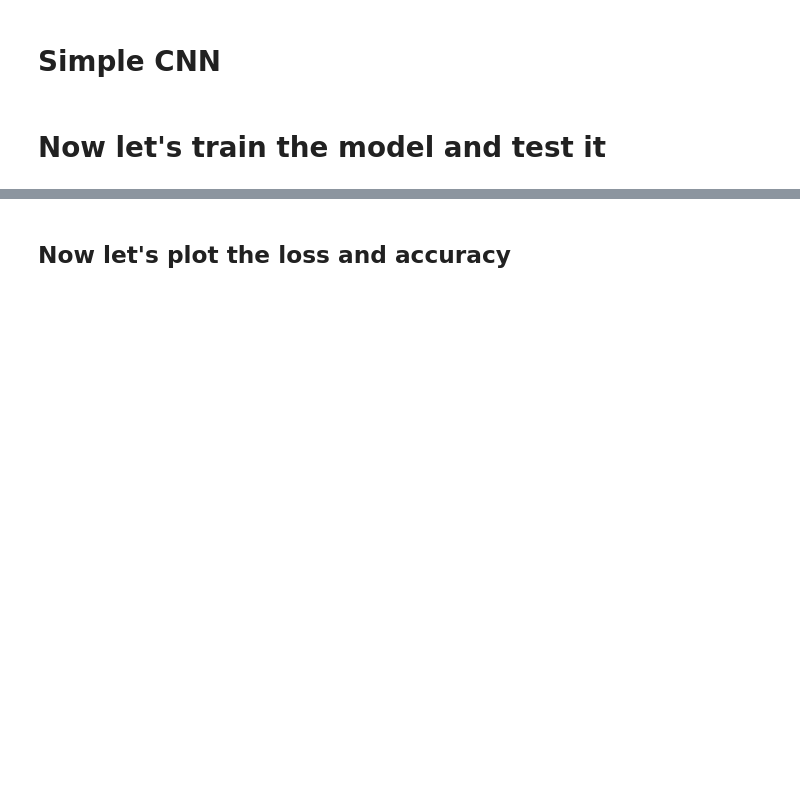
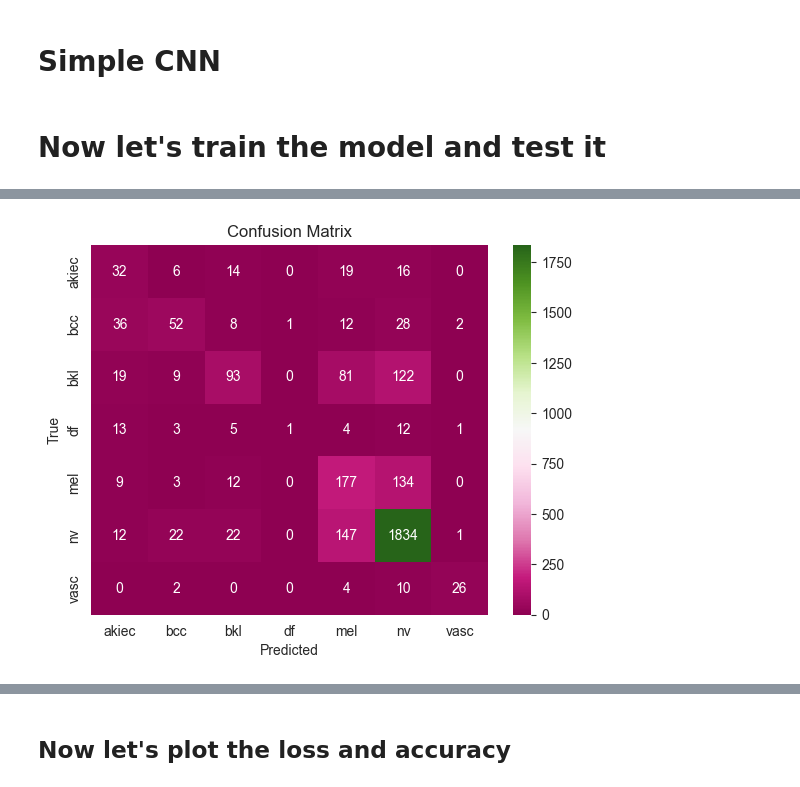
Before and after one commit to NikosGour/Machine-Learning-Assignment-2, a Jupyter notebook: report.ipynb, the cells around one changed output, grey strips where cells are left out. Drawn from its saved outputs; the diff is of its cells as text; code cells hidden in the pictures; blank space fills up the shorter version.

```diff
--- a/report.ipynb
+++ b/report.ipynb
@@ -214,11 +224,18 @@ def train_net(model: nn.Module, trainloader: DataLoader, valloader: DataLoader =
 # %% [markdown]
 # test_net
 # %%
-def test_net(model: nn.Module, testloader: DataLoader, loss: nn.modules.loss = None, device: str = 'cpu') -> None:
+from sklearn.metrics import confusion_matrix
+import seaborn as sns
+import matplotlib.pyplot as plt
+import numpy as np
+def test_net(model: nn.Module, testloader: DataLoader, number_to_label_array:list[str],
+             loss: nn.modules.loss = None, device: str = 'cpu',) -> None:
     # Set model to evaluation mode
     model.eval()
     correct = 0
     loss_test = 0.0
+    y_trues = []
+    y_preds = []
     # We don't want to update the weights, so we disable the gradient calculation
     with torch.no_grad():
         # Iterate over the test set
@@ -228,12 +245,30 @@ def test_net(model: nn.Module, testloader: DataLoader, loss: nn.modules.loss = N
             y = y.to(device)
             # Get the predictions
             y_pred_test = model(X)
+
+            y_trues.extend(y.cpu().numpy())
+            y_preds.extend(y_pred_test.argmax(1).cpu().numpy())
             # Get the total number of test images processed so far
             loss_test += loss(y_pred_test, y.long())
             # Get the number of correct predictions for the test set
             correct += (y_pred_test.argmax(1) == y).type(torch.float).sum().item()
     # Print the test loss and test accuracy
-    print(f"Test loss: {loss_test / len(testloader)} | Test accuracy: {correct / len(testloader.dataset) * 100:.2f}% ")
+    print(f"Test loss: {loss_test / len(testloader)} |"
+          f" Test accuracy: {correct / len(testloader.dataset) * 100:.2f}% ")
+
+    # Create the confusion matrix
+    conf_matrix = confusion_matrix(y_trues, y_preds)
+
+    # Turn the confusion matrix into a dataframe for easier plotting
+    df_cm = pd.DataFrame(conf_matrix, index=number_to_label_array,
+                            columns=number_to_label_array)
+
+    # Plot the confusion matrix
+    sns.heatmap(df_cm, annot=True, fmt='g',cmap='PiYG')
+    plt.xlabel('Predicted')
+    plt.ylabel('True')
+    plt.title('Confusion Matrix')
+    plt.show()
 # %%
 # Setting the device
 device = 'cuda' if torch.cuda.is_available() else 'cpu'
@@ -272,12 +307,13 @@ from torchsummary import summary
 M = 50
 N = 62
 # Create the transforms
-transforms = create_transform(M, N)
+dataset_transforms = create_transform(M, N)
 # Create the dataset
-dataset = MLProject2Dataset(data_dir='data', metadata_fname='metadata.csv', transform=transforms)
+dataset = MLProject2Dataset(data_dir='data', metadata_fname='metadata.csv', transform=dataset_transforms)
 # Split the dataset into train, validation and test
 train_dataset, val_dataset, test_dataset = torch.utils.data.random_split(dataset, [.6, .1, .3],
-                                                                         generator=torch.Generator().manual_seed(42))
+                                                                         generator=torch.Generator().manual_seed(42)
+                                                                         )
 # Create the dataloaders
 BATCH_SIZE = 32
 trainloader = DataLoader(train_dataset, batch_size=BATCH_SIZE, shuffle=True)
@@ -295,9 +331,7 @@ optimizer = optim.SGD(model.parameters(), lr=0.1)
 loss = nn.CrossEntropyLoss()
 # Train the model
 train_net(model, trainloader, valloader, epochs=20, optimizer=optimizer, loss=loss, device=device)
-# Test the model
-test_net(model, testloader, loss=loss, device=device)
-#TODO show confusion matrix
+# This cell took 38 minutes to run on my machine
 # %% [output]
 ----------------------------------------------------------------
         Layer (type)               Output Shape         Param #
@@ -318,0 +353,6 @@ Test loss: 0.7100261449813843 | Test accuracy: 76.10%
+# %%
+# Get the number_to_label_array so that we can use it later to plot the confusion matrix
+simple_number_to_label_array = testloader.dataset.dataset.number_to_label_array
+# Test the model
+test_net(model, testloader,simple_number_to_label_array, loss=loss, device=device)
+# %% [output]
@@ -318,0 +360 @@ Test loss: 0.7100261449813843 | Test accuracy: 76.10%
+[figure, added]
```
Also changed, not shown: parts of 30 cells of this notebook, 10 other files.
